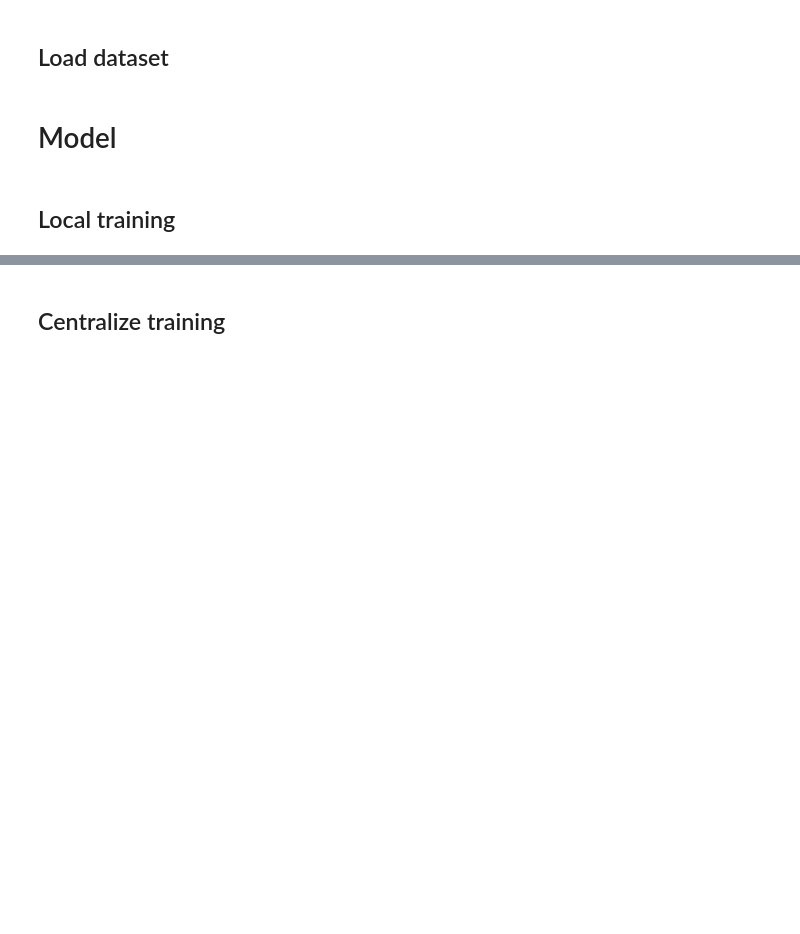
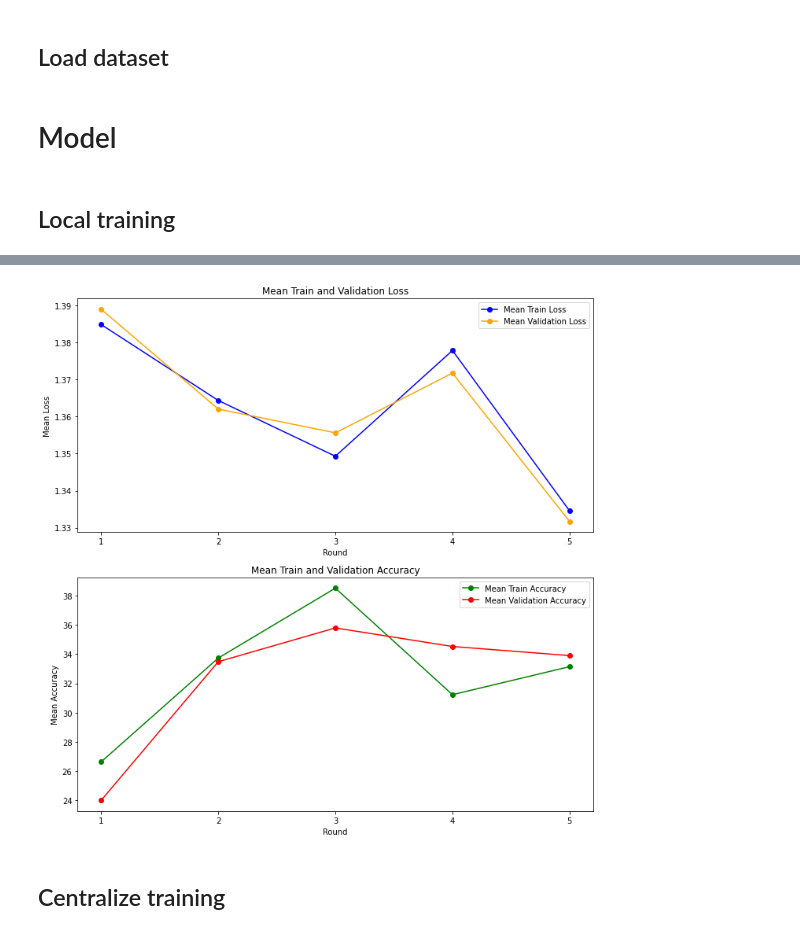
Before and after one commit to amirhosein-prdv/ISAC-based-gesture-recognition-with-federated-learning, a Jupyter notebook: LocalTraining.ipynb, the cells around one changed output, grey strips where cells are left out. Saved outputs shown, nothing was run; the diff lists cells and outputs as text; code cells hidden in the pictures; blank space fills up the shorter version.

Commit message:
Local trainig model

```diff
--- a/LocalTraining.ipynb
+++ b/LocalTraining.ipynb
@@ -34,7 +37,7 @@ device = torch.device("cuda:0" if torch.cuda.is_available() else "cpu")
 # %%
 # Load datasets
 num_clients = 5
-batch_size = 32
+batch_size = 128
 client_datasets = {}
 client_loaders = {}
 
@@ -66,17 +69,19 @@ class CNNModule(nn.Module):
         super(CNNModule, self).__init__()
 
         self.cnn = nn.Sequential(
-            nn.Conv2d(in_channels=1, out_channels=16, kernel_size=3, padding='same'),
+            nn.Conv2d(in_channels=1, out_channels=8, kernel_size=3, padding='same'),
             nn.ReLU(),
             nn.Conv2d(in_channels=16, out_channels=16, kernel_size=3, padding='same'),
             nn.ReLU(),
-            nn.MaxPool2d(kernel_size=2),
+            nn.MaxPool2d(kernel_size=4),
             nn.Conv2d(in_channels=16, out_channels=8, kernel_size=2, padding='same'),
             nn.ReLU(),
             nn.Flatten(),
-            nn.Linear(8 * 10 * 10, 64),
+            nn.BatchNorm1d(8 * 5 * 5),
+            nn.Linear(8 * 5 * 5, 64),
             nn.ReLU(),
-            nn.Dropout(0.25),
+
+            nn.BatchNorm1d(64),
             nn.Linear(64, 32),
             nn.ReLU()
         )
@@ -95,7 +100,7 @@ class ConvGRUModel(nn.Module):
         ])
 
         # GRU layers
-        self.gru = nn.GRU(32, hidden_size, num_layers=num_timestamps, batch_first=True, dropout=0.25)
+        self.gru = nn.GRU(32, hidden_size, num_layers=num_timestamps, batch_first=True)
 
         # Fully connected layer at the output of last GRU
         self.fc_out = nn.Linear(hidden_size, num_classes)
@@ -107,19 +112,20 @@ class ConvGRUModel(nn.Module):
         self.softmax = nn.Softmax(dim=1)
 
     def forward(self, x):
+        x = x.unsqueeze(2)
         x = np.swapaxes(x, 0, 1)
 
         # Apply CNN module sequentially for each timestamp
         x = [module(xi) for module, xi in zip(self.cnn_modules, x)]
 
         x = torch.stack(x, dim=1)  # Stack along the time dimension
-        # print(x.shape)
 
         # GRU layer
         x, _ = self.gru(x)
 
         # Apply ReLU activation after the GRU layer
         x = self.relu(x)
+        # print(x.shape)
 
         # Fully connected layer at the output of last GRU
         x = self.fc_out(x[:, -1, :])
@@ -132,11 +138,11 @@ class ConvGRUModel(nn.Module):
 ## Local training
 # %%
 class LocalTraining:
-    def __init__(self, model, n_gru_hidden_units, num_class, T_MAX, device, client_loaders):
+    def __init__(self, model, n_gru_hidden_units, num_class, timestamp, device, client_loaders):
         self.model = model
         self.n_gru_hidden_units = n_gru_hidden_units
         self.num_class = num_class
-        self.T_MAX = T_MAX
+        self.timestamp = timestamp
         self.device = device
         self.client_loaders = client_loaders
 
@@ -151,7 +157,11 @@ class LocalTraining:
             data, target = data.to(device), target.to(device)
 
             output = model(data)
+
+            # target = onehot_encoding(target, 4).long().to(device)
+
             loss = criterion(output, target)
+            # print(loss.item())
             train_loss += loss.item()
             optimizer.zero_grad()
             loss.backward()
@@ -189,10 +199,10 @@ class LocalTraining:
         result = []
         for user in range(1, num_clients+1):
             print(f'- Client {user} training :')
-            model = self.model(self.n_gru_hidden_units, self.num_class, self.T_MAX).to(self.device)
-            optimizer = optim.Adam(model.parameters(), lr=0.01)
+            model = self.model(self.n_gru_hidden_units, self.num_class, self.timestamp).to(self.device)
+            optimizer = optim.Adam(model.parameters(), lr=0.001, betas=(0.9, 0.999))
             criterion = nn.CrossEntropyLoss()
-            scheduler = StepLR(optimizer, step_size=3, gamma=0.1)
+            # scheduler = StepLR(optimizer, step_size=10, gamma=0.5)
 
             client_results = {'loss':[], 'accuracy':[]}
             for epoch in range(num_epochs):
@@ -208,7 +218,7 @@ class LocalTraining:
                 client_results['loss'].append(loss)
                 client_results['accuracy'].append(accuracy)
 
-            # scheduler.step()
+                # scheduler.step()
 
             result.append(client_results)
             # torch.save(model.state_dict(), f'./model/client{user}_model.pth')
@@ -216,10 +226,10 @@ class LocalTraining:
         return result
 # %%
 local_training = LocalTraining(model=ConvGRUModel,
-                               n_gru_hidden_units=n_gru_hidden_units,
-                               N_MOTION=N_MOTION,
-                               T_MAX=T_MAX,
+                               n_gru_hidden_units=4,
+                               num_class=N_MOTION,
+                               timestamp=T_MAX,
                                device=device,
                                client_loaders=client_loaders
                                )
-local_training_result = local_training.run(num_epochs=10)
+local_training_result = local_training.run(num_epochs=15)
@@ -258,3 +254,8 @@ local_training_result = local_training.run(num_epochs=10)
+# %%
+from utils import *
+plot_result(local_training_result)
+# %% [output]
+[figure, added]
 # %% [markdown]
 ## Centralize training
 # %%
```
Also changed, not shown: parts of 5 cells of this notebook.
